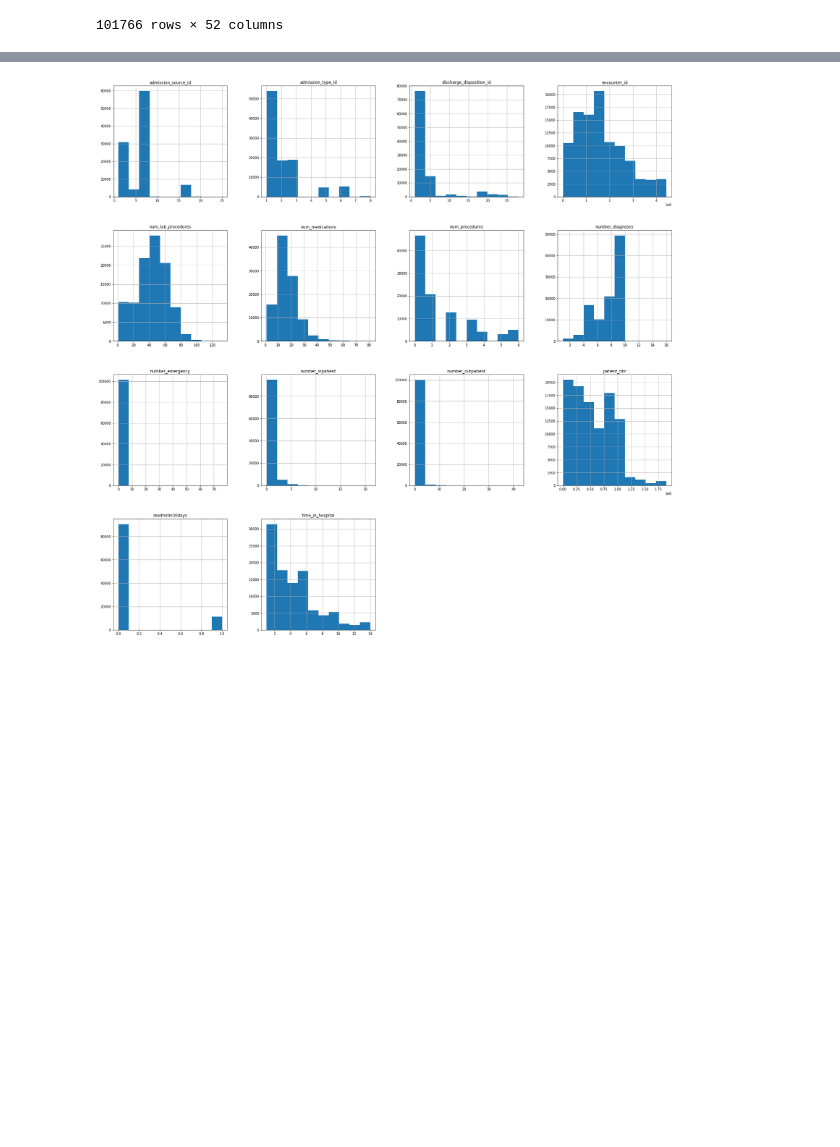
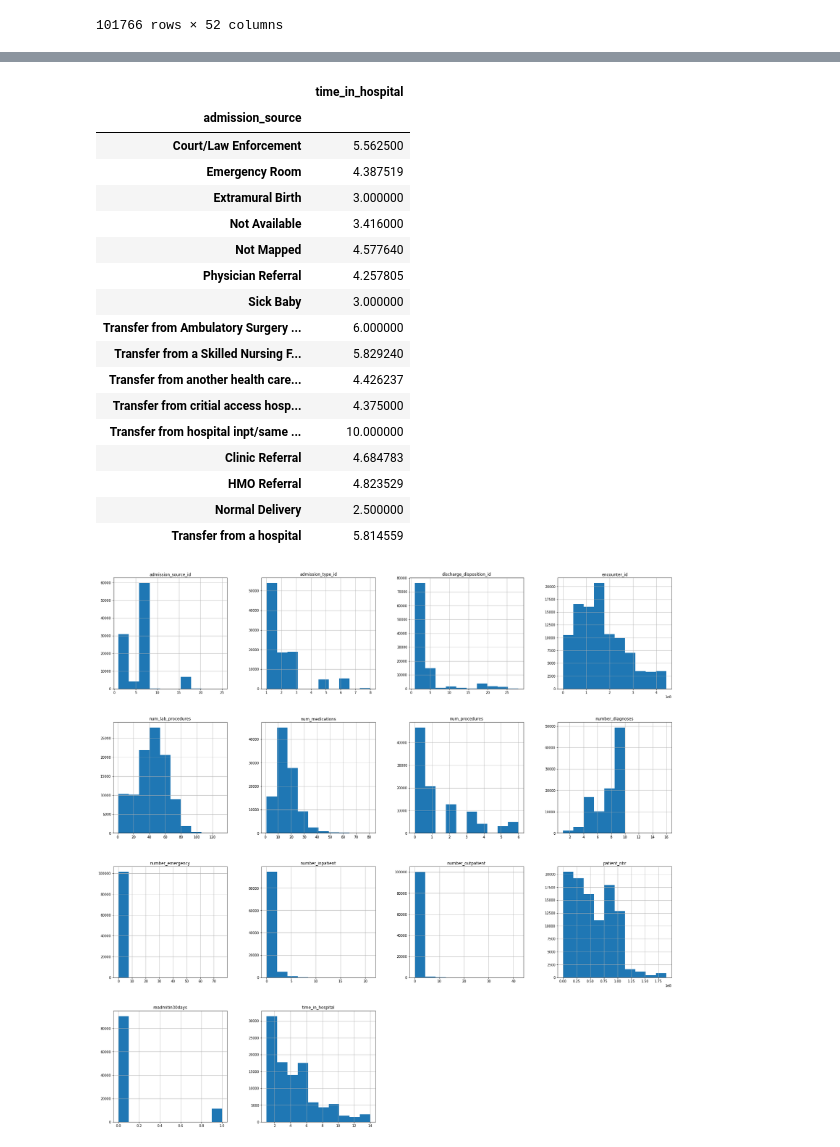
Before and after one commit to joonsooro/UnitedHealthcare, a Jupyter notebook: Jason/united healthcare data cleaning.ipynb, the cells around one changed output, grey strips where cells are left out. Drawn from its saved outputs; the diff is of its cells as text; code cells hidden in the pictures; blank space fills up the shorter version.

```diff
--- a/Jason/united healthcare data cleaning.ipynb
+++ b/Jason/united healthcare data cleaning.ipynb
@@ -108,3 +198,25 @@ new_data['readmitin30days'] = np.where(new_data['readmitted'] == '<30', 1, 0)
+# %%
+#average time in hospital by admission_source
+new_data[['admission_source','time_in_hospital']].groupby('admission_source',sort=True).mean()
+# %% [output]
+|  | time_in_hospital |
+| admission_source |  |
+| Court/Law Enforcement | 5.562500 |
+| Emergency Room | 4.387519 |
+| Extramural Birth | 3.000000 |
+| Not Available | 3.416000 |
+| Not Mapped | 4.577640 |
+| Physician Referral | 4.257805 |
+| Sick Baby | 3.000000 |
+| Transfer from Ambulatory Surgery ... | 6.000000 |
+| Transfer from a Skilled Nursing F... | 5.829240 |
+| Transfer from another health care... | 4.426237 |
+| Transfer from critial access hosp... | 4.375000 |
+| Transfer from hospital inpt/same ... | 10.000000 |
+| Clinic Referral | 4.684783 |
+| HMO Referral | 4.823529 |
+| Normal Delivery | 2.500000 |
+| Transfer from a hospital | 5.814559 |
 # %%
 new_data.hist(figsize=(30,30))
 plt.show()
```
Also changed, not shown: parts of 8 cells of this notebook.
